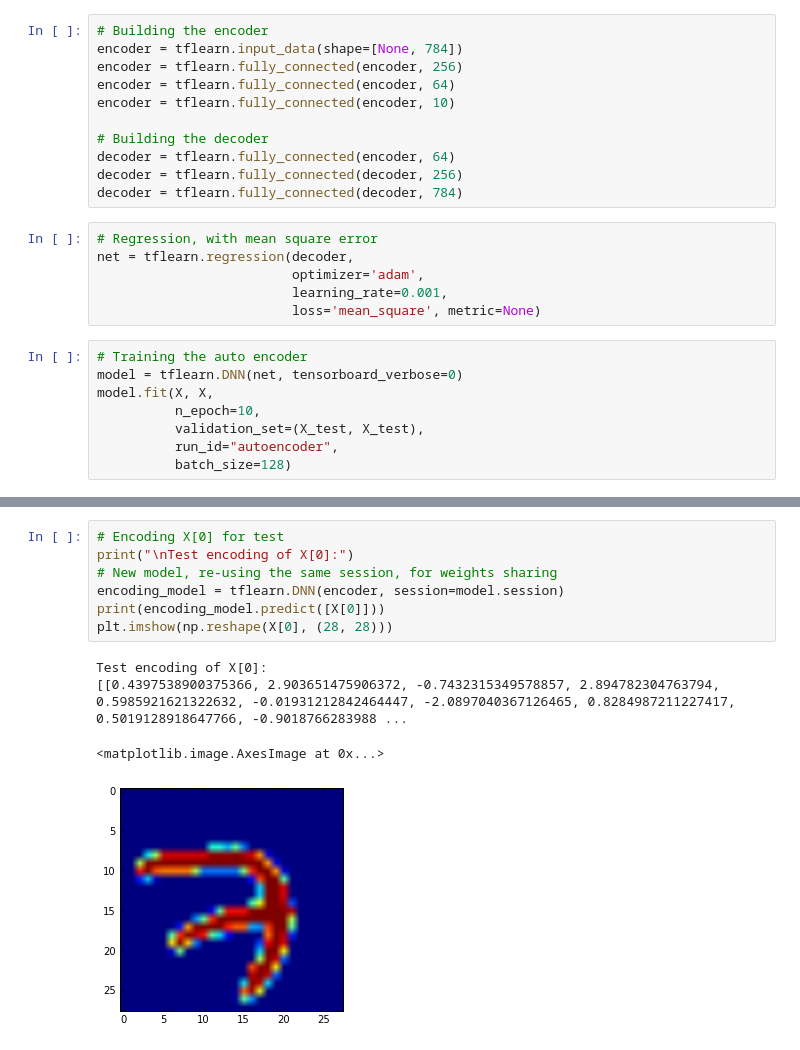
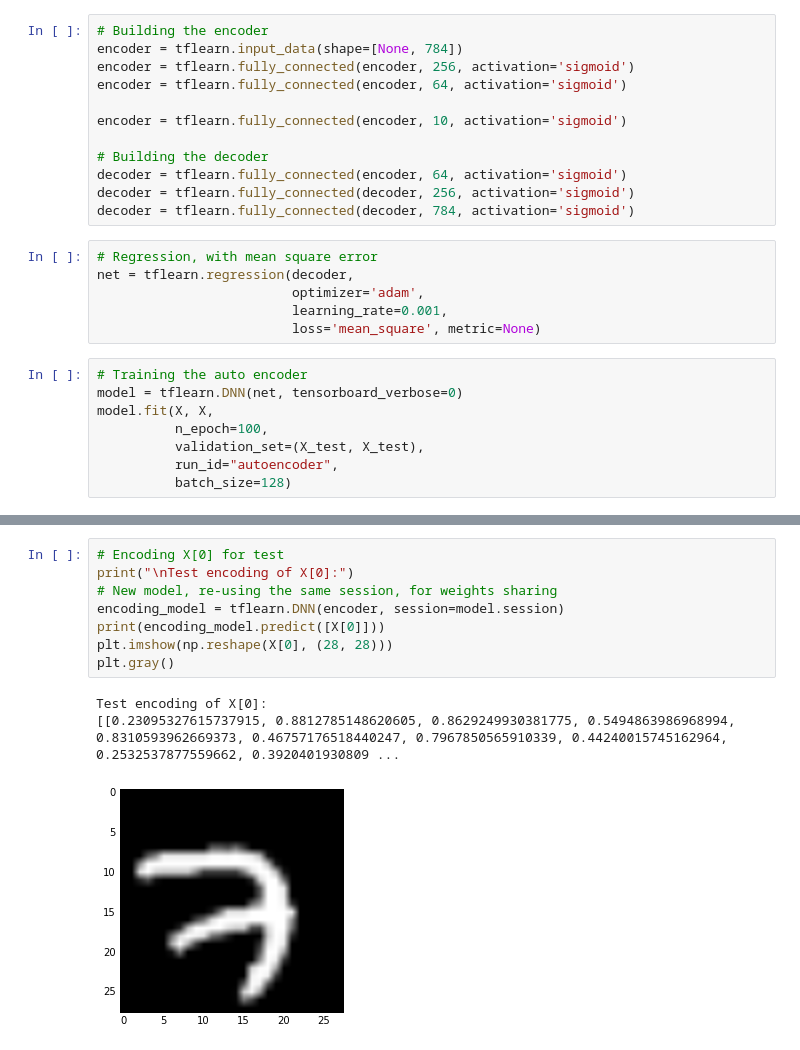
Before and after one commit to tmquan/convolutional_autoencoder, a Jupyter notebook: autoencoder.ipynb, the cells around one changed output, grey strips where cells are left out. Saved outputs shown, nothing was run; the diff lists cells and outputs as text.

Commit message:
Fixed activation

```diff
--- a/autoencoder.ipynb
+++ b/autoencoder.ipynb
@@ -17,14 +17,15 @@ Extracting mnist/t10k-labels-idx1-ubyte.gz
 # %%
 # Building the encoder
 encoder = tflearn.input_data(shape=[None, 784])
-encoder = tflearn.fully_connected(encoder, 256)
-encoder = tflearn.fully_connected(encoder, 64)
-encoder = tflearn.fully_connected(encoder, 10)
+encoder = tflearn.fully_connected(encoder, 256, activation='sigmoid')
+encoder = tflearn.fully_connected(encoder, 64, activation='sigmoid')
+
+encoder = tflearn.fully_connected(encoder, 10, activation='sigmoid')
 
 # Building the decoder
-decoder = tflearn.fully_connected(encoder, 64)
-decoder = tflearn.fully_connected(decoder, 256)
-decoder = tflearn.fully_connected(decoder, 784)
+decoder = tflearn.fully_connected(encoder, 64, activation='sigmoid')
+decoder = tflearn.fully_connected(decoder, 256, activation='sigmoid')
+decoder = tflearn.fully_connected(decoder, 784, activation='sigmoid')
 # %%
 # Regression, with mean square error
 net = tflearn.regression(decoder,
@@ -35,7 +36,7 @@ net = tflearn.regression(decoder,
 # Training the auto encoder
 model = tflearn.DNN(net, tensorboard_verbose=0)
 model.fit(X, X,
-          n_epoch=10,
+          n_epoch=100,
           validation_set=(X_test, X_test),
           run_id="autoencoder",
           batch_size=128)
@@ -48,15 +49,15 @@ Training Step: 4300  | total loss: 0.03621
 # %%
 # Encoding X[0] for test
 print("\nTest encoding of X[0]:")
 # New model, re-using the same session, for weights sharing
 encoding_model = tflearn.DNN(encoder, session=model.session)
 print(encoding_model.predict([X[0]]))
 plt.imshow(np.reshape(X[0], (28, 28)))
+plt.gray()
 # %% [output]
 Test encoding of X[0]:
-[[0.4397538900375366, 2.903651475906372, -0.7432315349578857, 2.894782304763794, 0.5985921621322632, -0.01931212842464447, -2.0897040367126465, 0.8284987211227417, 0.5019128918647766, -0.9018766283988 ...
+[[0.23095327615737915, 0.8812785148620605, 0.8629249930381775, 0.5494863986968994, 0.8310593962669373, 0.46757176518440247, 0.7967850565910339, 0.44240015745162964, 0.2532537877559662, 0.3920401930809 ...
-<matplotlib.image.AxesImage at 0x...>
-[figure, old version]
+[figure, new version]
 # %%
 
 # Testing the image reconstruction on new data (test set)
```
Also changed, not shown: parts of 2 cells of this notebook, 3 other files.
